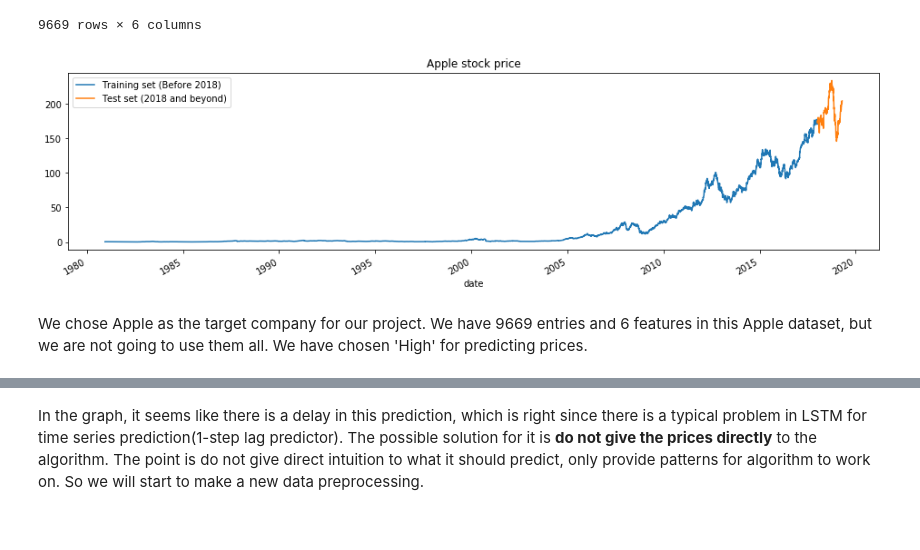
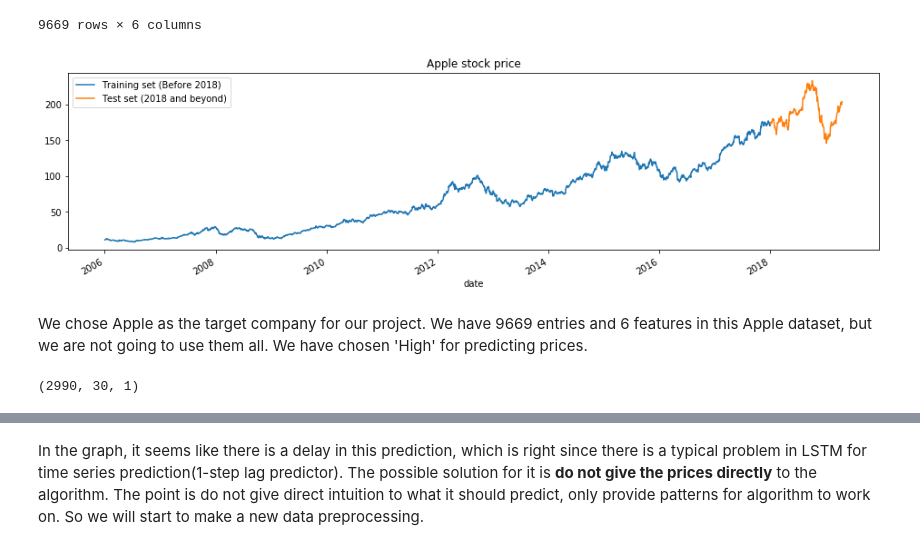
Before and after one commit to stanleyh007/ML_Project5, a Jupyter notebook: ML_Project5/Project_5.ipynb, the cells around one changed output, grey strips where cells are left out. Saved outputs shown, nothing was run; the diff lists cells and outputs as text; code cells hidden in the pictures.

```diff
--- a/ML_Project5/Project_5.ipynb
+++ b/ML_Project5/Project_5.ipynb
@@ -67,11 +67,11 @@ test_set = data_apple['2018':].iloc[:,3:4].values
 # %%
-reversed_data_apple["high"][:'2017'].plot(figsize=(16,4),legend=True)
+reversed_data_apple["high"]['2006':'2017'].plot(figsize=(16,4),legend=True)
 reversed_data_apple["high"]['2018':].plot(figsize=(16,4),legend=True)
 plt.legend(['Training set (Before 2018)','Test set (2018 and beyond)'])
 plt.title('Apple stock price')
 plt.show()
 # %% [output]
-[figure, old version]
+[figure, new version]
 # %% [markdown]
 We chose Apple as the target company for our project. We have 9669 entries and 6 features in this Apple dataset, but we are not going to use them all. We have chosen 'High' for predicting prices.
 # %%
@@ -100,6 +100,9 @@ X_train, y_train = np.array(X_train), np.array(y_train)
 # %%
 # Reshaping X_train for efficient modelling
 X_train = np.reshape(X_train, (X_train.shape[0],X_train.shape[1],1))
+X_train.shape
+# %% [output]
+(2990, 30, 1)
 # %%
 # The LSTM architecture
 regressor = Sequential()
```
Also changed, not shown: parts of 6 cells of this notebook.
